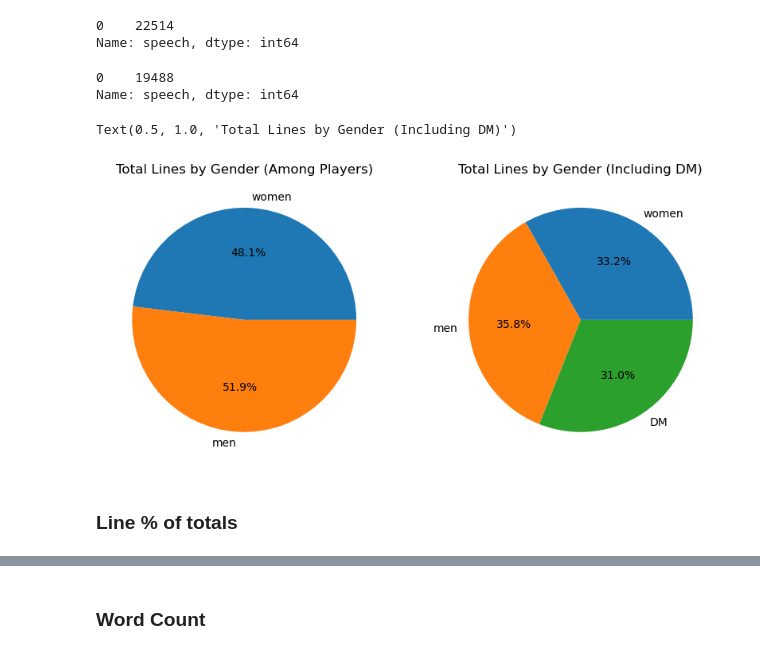
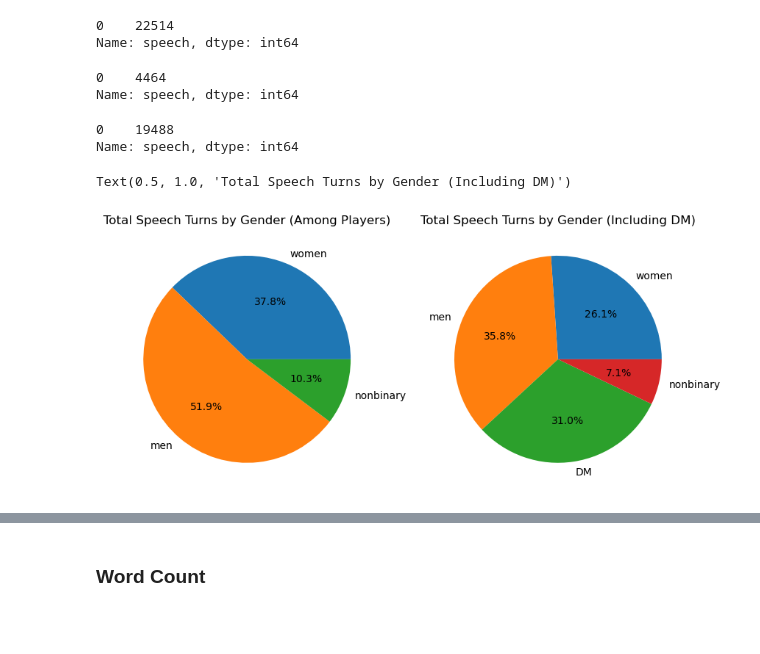
Before and after one commit to Data-Science-for-Linguists-2025/Critical-Role-Analysis, a Jupyter notebook: notebooks/d20_analysis.ipynb, the cells around one changed output, grey strips where cells are left out. Saved outputs shown, nothing was run; the diff lists cells and outputs as text; code cells hidden in the pictures; blank space fills up the shorter version.

```diff
--- a/notebooks/d20_analysis.ipynb
+++ b/notebooks/d20_analysis.ipynb
@@ -323,7 +540,9 @@ think about how to deal with this more too
 # %%
-women_df = cond_d20[cond_d20['player'].isin(['ASHLEY', 'AIMEE', 'ANJALI', 'EMILY', 'SURENA', 'RASHAWN', 'SIOBHAN', 'IZZY', 'ERIKA', 'DANIELLE'])]
+women_df = cond_d20[cond_d20['player'].isin(['ASHLEY', 'AIMEE', 'ANJALI', 'EMILY',  'RASHAWN', 'SIOBHAN', 'IZZY',  'DANIELLE'])]
 # %%
 men_df = cond_d20[cond_d20['player'].isin(['ROBBIE', 'LIAM', 'MATT', 'OMAR', 'LOU', 'OSCAR', 'BRENNAN', 'JASPER'])]
+# %%
+nb_df = cond_d20[cond_d20['player'].isin(['ERIKA', 'SURENA', ])]
 # %%
 aabria =  pd.DataFrame(cond_d20[cond_d20['player']=='AABRIA'])
 # %% [markdown]
@@ -358,6 +575,16 @@ menlcount['speech']
 # %% [output]
 0    22514
 Name: speech, dtype: int64
+# %%
+nblcount = nb_df[['speech']].copy()
+nblcount = nblcount[nblcount['speech'] != '']
+nblcount['val'] = 'nonbinary'
+nblcount = pd.DataFrame(nblcount['speech'].groupby(nblcount['val']).count())
+nblcount = nblcount.reset_index()
+nblcount['speech']
+# %% [output]
+0    4464
+Name: speech, dtype: int64
 # %%
 aablcount = aabria[['speech']].copy()
 aablcount = aablcount[aablcount['speech'] != '']
@@ -369,26 +596,24 @@ aablcount['speech']
 0    19488
 Name: speech, dtype: int64
 # %%
-mnw=[womenlcount, menlcount]
-dmnw = [womenlcount, menlcount, aablcount]
+mnw=[womenlcount, menlcount, nblcount]
+dmnw = [womenlcount, menlcount, aablcount, nblcount]
 
 mnwlines = pd.concat(mnw)
 all_lines = pd.concat(dmnw)
 # %%
 fig, (ax1,ax2) = plt.subplots(1,2,figsize=(10,10))
 
 labels = mnwlines['val']
 values = mnwlines['speech']
 ax1.pie(values,labels = labels, autopct = '%1.1f%%') #plot first pie
-ax1.set_title('Total Lines by Gender (Among Players)')
+ax1.set_title('Total Speech Turns by Gender (Among Players)')
 
 
 labels = all_lines['val']
 values = all_lines['speech']
 ax2.pie(values,labels = labels, autopct = '%1.1f%%') #plot second pie
-ax2.set_title('Total Lines by Gender (Including DM)')
+ax2.set_title('Total Speech Turns by Gender (Including DM)')
 # %% [output]
-Text(0.5, 1.0, 'Total Lines by Gender (Including DM)')
+Text(0.5, 1.0, 'Total Speech Turns by Gender (Including DM)')
-[figure, old version]
+[figure, new version]
-# %% [markdown]
-### Line % of totals
```
Also changed, not shown: parts of 98 cells of this notebook.
